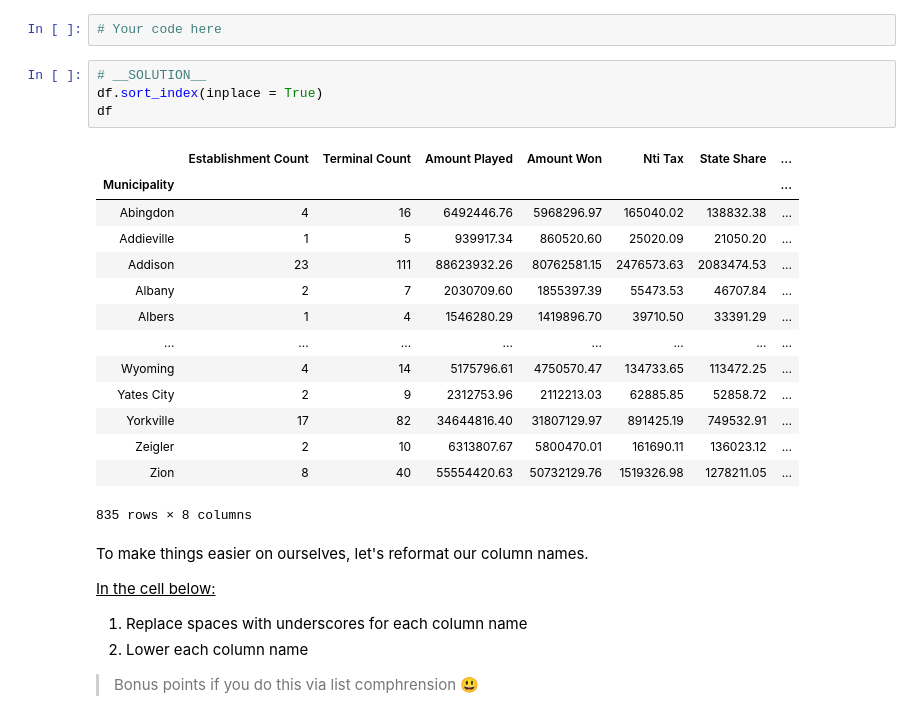
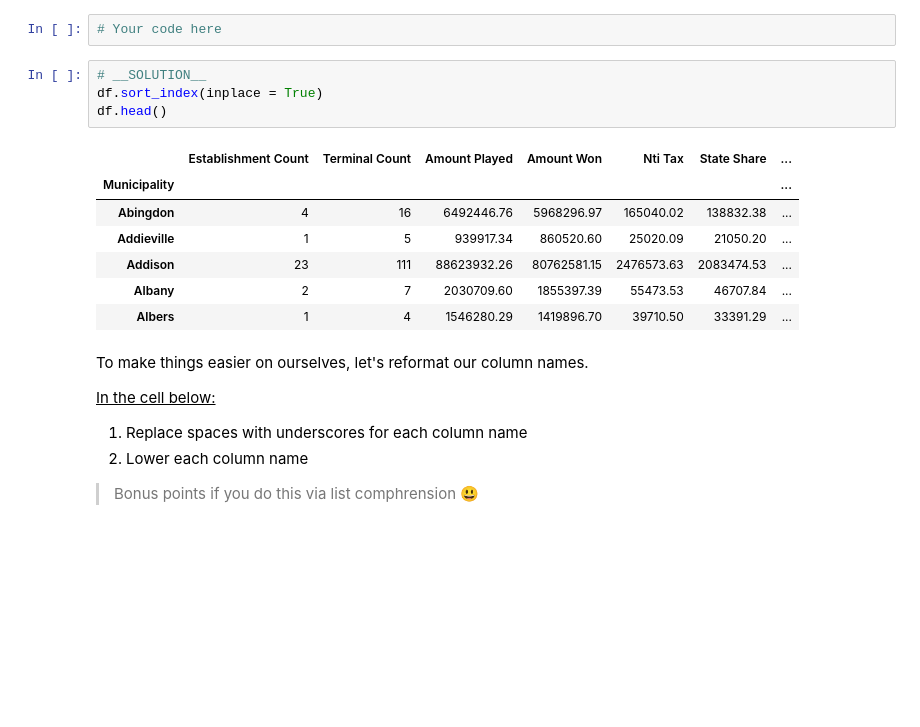
Before and after one commit to lecritch/warmup-pandas-1, a Jupyter notebook: index.ipynb, the cells around one changed output. Drawn from its saved outputs; the diff is of its cells as text; blank space fills up the shorter version.

```diff
--- a/index.ipynb
+++ b/index.ipynb
@@ -272,22 +249,15 @@ Let's sort our index alphabetically using [this](https://pandas.pydata.org/panda
 # %%
 # __SOLUTION__
 df.sort_index(inplace = True)
-df
+df.head()
 # %% [output]
 |  | Establishment Count | Terminal Count | Amount Played | Amount Won | Nti Tax | State Share | ... |
 | Municipality |  |  |  |  |  |  | ... |
 | Abingdon | 4 | 16 | 6492446.76 | 5968296.97 | 165040.02 | 138832.38 | ... |
 | Addieville | 1 | 5 | 939917.34 | 860520.60 | 25020.09 | 21050.20 | ... |
 | Addison | 23 | 111 | 88623932.26 | 80762581.15 | 2476573.63 | 2083474.53 | ... |
 | Albany | 2 | 7 | 2030709.60 | 1855397.39 | 55473.53 | 46707.84 | ... |
 | Albers | 1 | 4 | 1546280.29 | 1419896.70 | 39710.50 | 33391.29 | ... |
-| ... | ... | ... | ... | ... | ... | ... | ... |
-| Wyoming | 4 | 14 | 5175796.61 | 4750570.47 | 134733.65 | 113472.25 | ... |
-| Yates City | 2 | 9 | 2312753.96 | 2112213.03 | 62885.85 | 52858.72 | ... |
-| Yorkville | 17 | 82 | 34644816.40 | 31807129.97 | 891425.19 | 749532.91 | ... |
-| Zeigler | 2 | 10 | 6313807.67 | 5800470.01 | 161690.11 | 136023.12 | ... |
-| Zion | 8 | 40 | 55554420.63 | 50732129.76 | 1519326.98 | 1278211.05 | ... |
-835 rows × 8 columns
 # %% [markdown]
 To make things easier on ourselves, let's reformat our column names.
 
```
Also changed, not shown: parts of 15 cells of this notebook, 2 other files.
